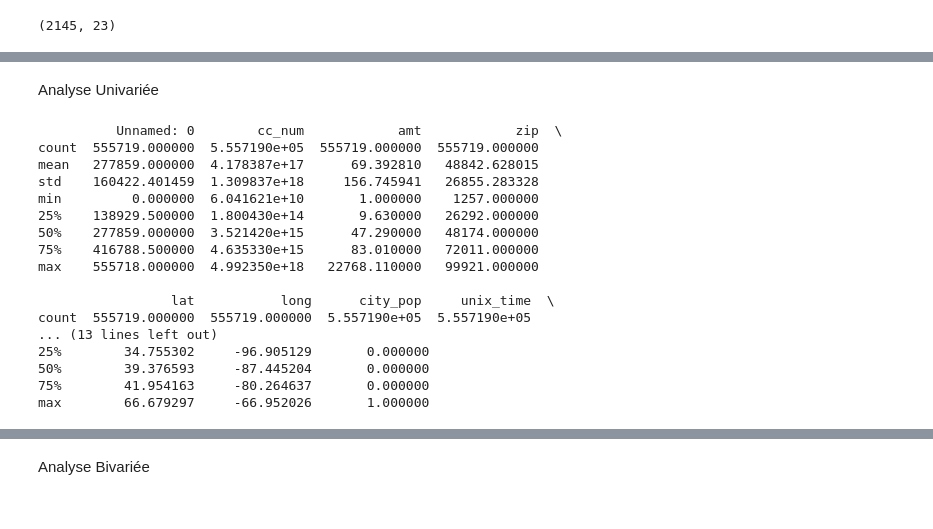
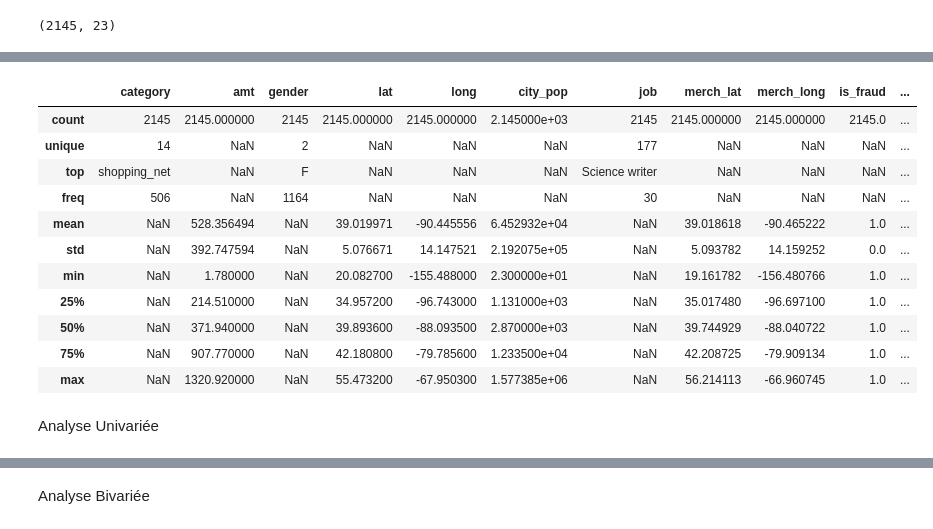
Before and after one commit to PierreSchickele/CC_Fraud_Prediction_ProjetFinal, a Jupyter notebook: Fraud_test_project.ipynb, the cells around one changed output, grey strips where cells are left out. Drawn from its saved outputs; the diff is of its cells as text; code cells hidden in the pictures.

```diff
--- a/Fraud_test_project.ipynb
+++ b/Fraud_test_project.ipynb
@@ -130,24 +173,17 @@ dfm.shape
+# %%
+dfmclean.describe(include="all")
+# %% [output]
+|  | category | amt | gender | lat | long | city_pop | job | merch_lat | merch_long | is_fraud | ... |
+| count | 2145 | 2145.000000 | 2145 | 2145.000000 | 2145.000000 | 2.145000e+03 | 2145 | 2145.000000 | 2145.000000 | 2145.0 | ... |
+| unique | 14 | NaN | 2 | NaN | NaN | NaN | 177 | NaN | NaN | NaN | ... |
+| top | shopping_net | NaN | F | NaN | NaN | NaN | Science writer | NaN | NaN | NaN | ... |
+| freq | 506 | NaN | 1164 | NaN | NaN | NaN | 30 | NaN | NaN | NaN | ... |
+| mean | NaN | 528.356494 | NaN | 39.019971 | -90.445556 | 6.452932e+04 | NaN | 39.018618 | -90.465222 | 1.0 | ... |
+| std | NaN | 392.747594 | NaN | 5.076671 | 14.147521 | 2.192075e+05 | NaN | 5.093782 | 14.159252 | 0.0 | ... |
+| min | NaN | 1.780000 | NaN | 20.082700 | -155.488000 | 2.300000e+01 | NaN | 19.161782 | -156.480766 | 1.0 | ... |
+| 25% | NaN | 214.510000 | NaN | 34.957200 | -96.743000 | 1.131000e+03 | NaN | 35.017480 | -96.697100 | 1.0 | ... |
+| 50% | NaN | 371.940000 | NaN | 39.893600 | -88.093500 | 2.870000e+03 | NaN | 39.744929 | -88.040722 | 1.0 | ... |
+| 75% | NaN | 907.770000 | NaN | 42.180800 | -79.785600 | 1.233500e+04 | NaN | 42.208725 | -79.909134 | 1.0 | ... |
+| max | NaN | 1320.920000 | NaN | 55.473200 | -67.950300 | 1.577385e+06 | NaN | 56.214113 | -66.960745 | 1.0 | ... |
 # %% [markdown]
 Analyse Univariée
-# %%
-#
-
-print(data.describe())
-# %% [output]
-          Unnamed: 0        cc_num            amt            zip  \
-count  555719.000000  5.557190e+05  555719.000000  555719.000000
-mean   277859.000000  4.178387e+17      69.392810   48842.628015
-std    160422.401459  1.309837e+18     156.745941   26855.283328
-min         0.000000  6.041621e+10       1.000000    1257.000000
-25%    138929.500000  1.800430e+14       9.630000   26292.000000
-50%    277859.000000  3.521420e+15      47.290000   48174.000000
-75%    416788.500000  4.635330e+15      83.010000   72011.000000
-max    555718.000000  4.992350e+18   22768.110000   99921.000000
-
-                 lat           long      city_pop     unix_time  \
-count  555719.000000  555719.000000  5.557190e+05  5.557190e+05
-... (13 lines left out)
-25%        34.755302     -96.905129       0.000000
-50%        39.376593     -87.445204       0.000000
-75%        41.954163     -80.264637       0.000000
-max        66.679297     -66.952026       1.000000
```
Also changed, not shown: parts of 37 cells of this notebook.
